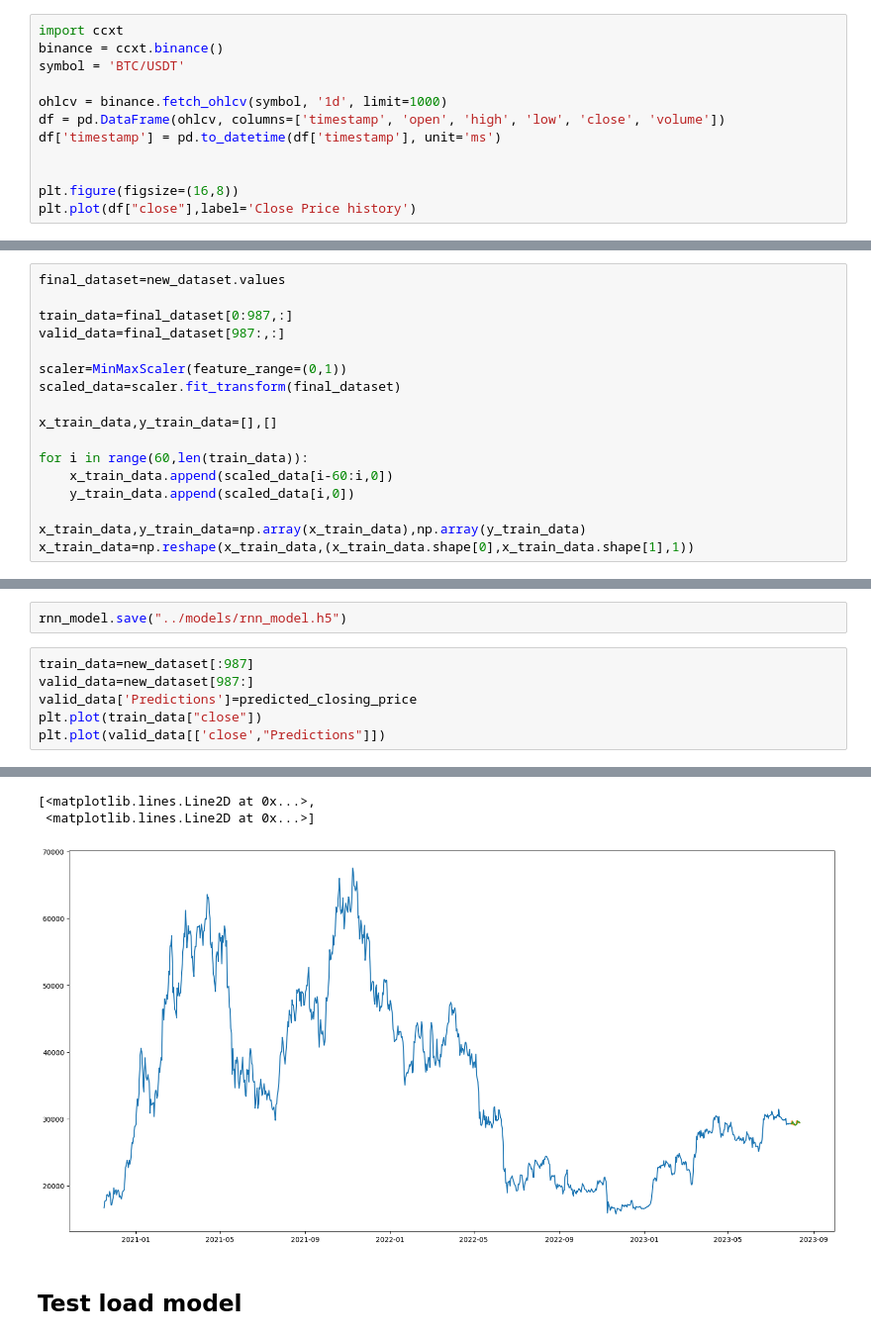
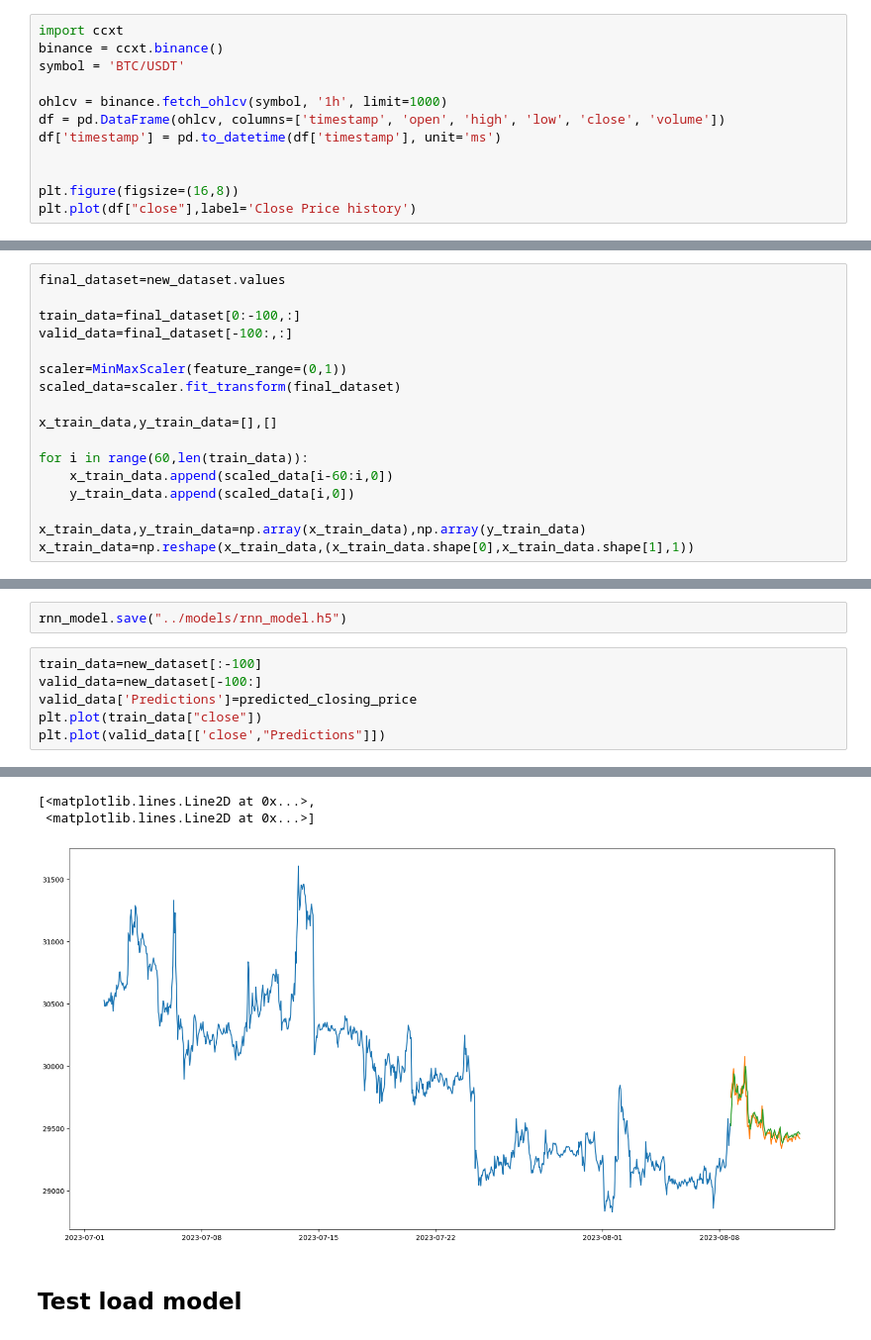
Before and after one commit to phatng45/Stock-prediction, a Jupyter notebook: codes/RNN.ipynb, the cells around one changed output, grey strips where cells are left out. Shown at 99% size. Saved outputs shown, nothing was run; the diff lists cells and outputs as text.

```diff
--- a/codes/RNN.ipynb
+++ b/codes/RNN.ipynb
@@ -15,7 +15,7 @@ import ccxt
 binance = ccxt.binance()
 symbol = 'BTC/USDT'
 
-ohlcv = binance.fetch_ohlcv(symbol, '1d', limit=1000)
+ohlcv = binance.fetch_ohlcv(symbol, '1h', limit=1000)
 df = pd.DataFrame(ohlcv, columns=['timestamp', 'open', 'high', 'low', 'close', 'volume'])
 df['timestamp'] = pd.to_datetime(df['timestamp'], unit='ms')
 
@@ -41,8 +41,8 @@ new_dataset.drop("timestamp",axis=1,inplace=True)
 # %%
 final_dataset=new_dataset.values
 
-train_data=final_dataset[0:987,:]
-valid_data=final_dataset[987:,:]
+train_data=final_dataset[0:-100,:]
+valid_data=final_dataset[-100:,:]
 
 scaler=MinMaxScaler(feature_range=(0,1))
 scaled_data=scaler.fit_transform(final_dataset)
@@ -86,20 +86,20 @@ WARNING:tensorflow:Model was constructed with shape (None, 10, 1) for input Tens
 # %%
 rnn_model.save("../models/rnn_model.h5")
 # %%
-train_data=new_dataset[:987]
-valid_data=new_dataset[987:]
+train_data=new_dataset[:-100]
+valid_data=new_dataset[-100:]
 valid_data['Predictions']=predicted_closing_price
 plt.plot(train_data["close"])
 plt.plot(valid_data[['close',"Predictions"]])
 # %% [output]
 A value is trying to be set on a copy of a slice from a DataFrame.
 Try using .loc[row_indexer,col_indexer] = value instead
 
 See the caveats in the documentation: https://pandas.pydata.org/pandas-docs/stable/user_guide/indexing.html#returning-a-view-versus-a-copy
   valid_data['Predictions']=predicted_closing_price
 [<matplotlib.lines.Line2D at 0x...>,
  <matplotlib.lines.Line2D at 0x...>]
-[figure, old version]
+[figure, new version]
 # %% [markdown]
 ## Test load model
 # %%
```
Also changed, not shown: parts of 5 cells of this notebook, 3 other files.
